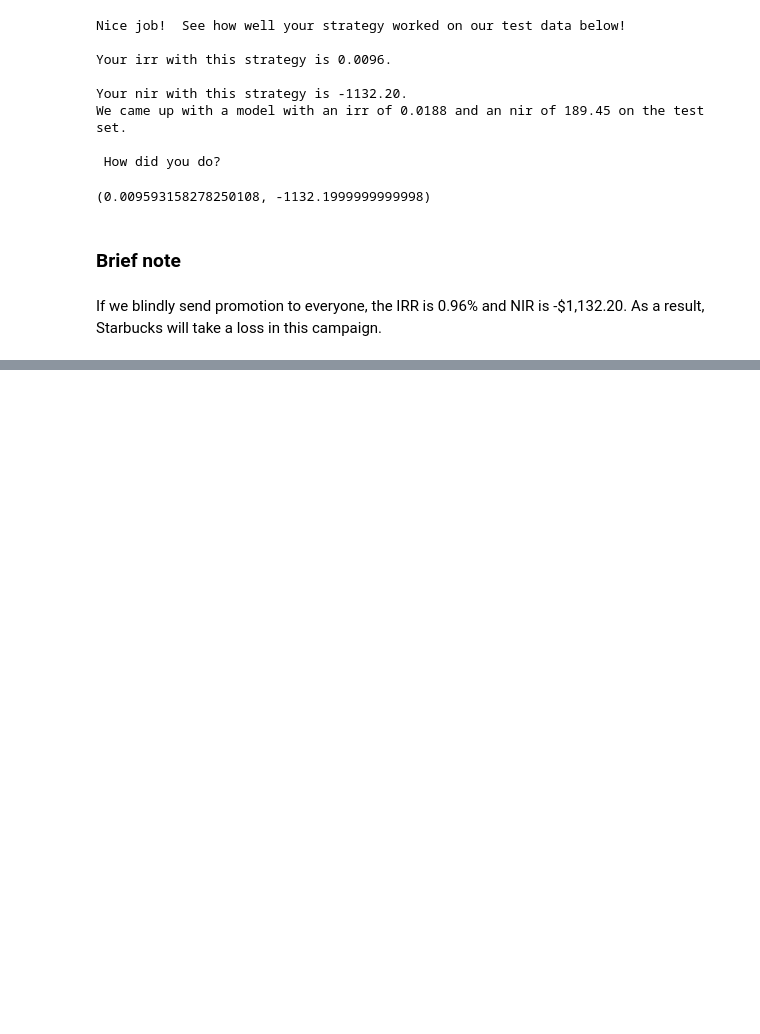
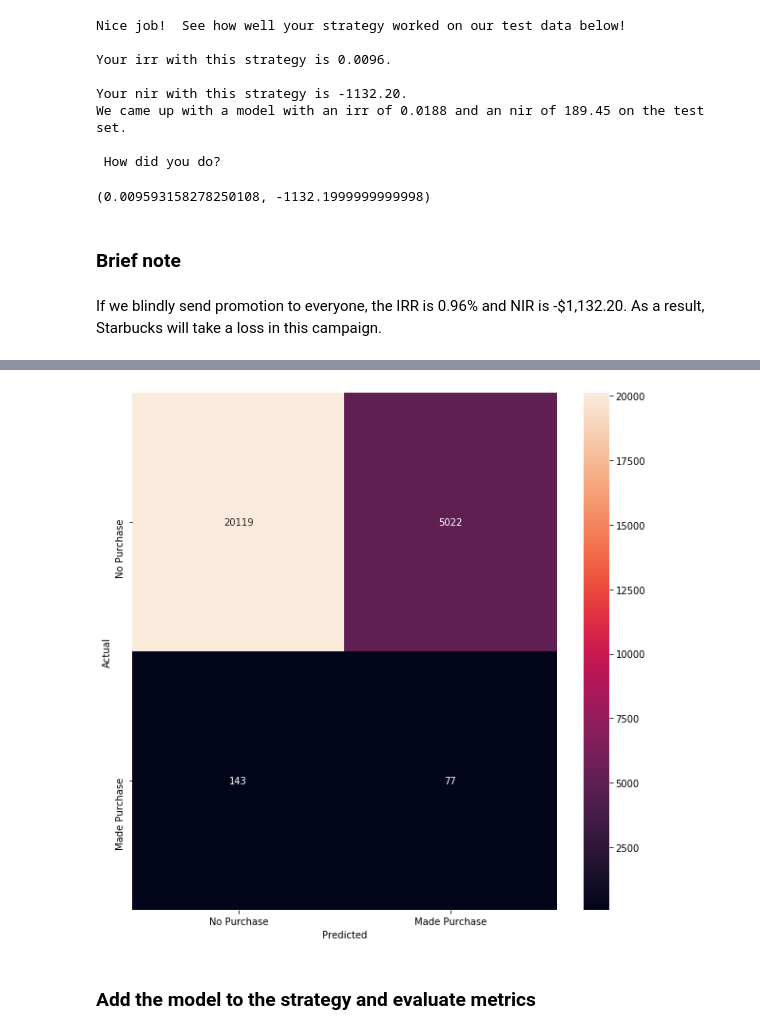
Before and after one commit to andypwyu/optimize_promotion_offers_for_Starbucks, a Jupyter notebook: Starbucks.ipynb, the cells around one changed output, grey strips where cells are left out. Saved outputs shown, nothing was run; the diff lists cells and outputs as text; code cells hidden in the pictures; blank space fills up the shorter version.

```diff
--- a/Starbucks.ipynb
+++ b/Starbucks.ipynb
@@ -160,0 +221,13 @@ If we blindly send promotion to everyone, the IRR is 0.96\% and NIR is -\$1,132.
+# %%
+fig, ax= plt.subplots(figsize=(10,10))
+
+confusion_matrix = pd.crosstab(y_valid, y_pred, rownames=['Actual'], colnames=['Predicted'])
+
+sb.heatmap(confusion_matrix, annot=True, fmt='g', ax = ax)
+ax.xaxis.set_ticklabels(['No Purchase', 'Made Purchase']);
+ax.yaxis.set_ticklabels(['No Purchase', 'Made Purchase']);
+plt.show()
+# %% [output]
+[figure, added]
+# %% [markdown]
+### Add the model to the strategy and evaluate metrics
```
Also changed, not shown: parts of 18 cells of this notebook.
